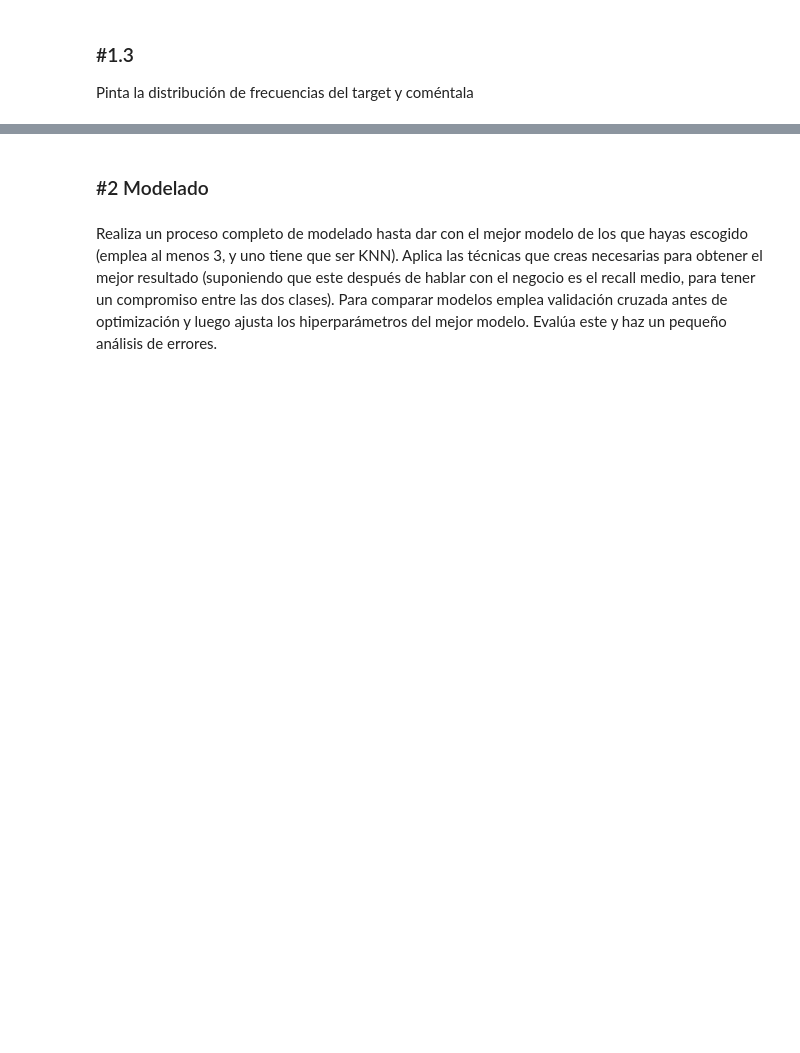
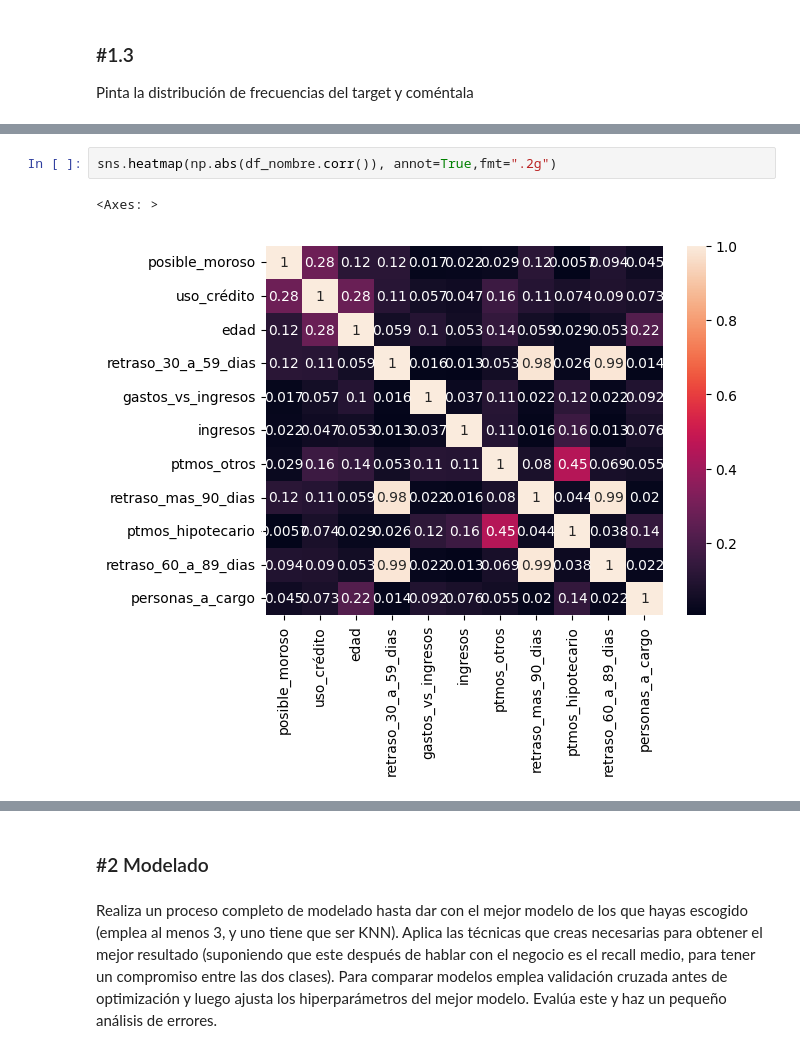
Before and after one commit to arratealduzin/Repo-ejercicos, a Jupyter notebook: 04_Machine_Learning/Sprint_12/Unidad_01_ML_Supervisado_Otros_Modelos/03_Practica_Obligatoria/18_Practica_Obligatoria_Supervisado_Otros_Modelos.ipynb, the cells around one changed output, grey strips where cells are left out. Saved outputs shown, nothing was run; the diff lists cells and outputs as text; blank space fills up the shorter version.

```diff
--- a/04_Machine_Learning/Sprint_12/Unidad_01_ML_Supervisado_Otros_Modelos/03_Practica_Obligatoria/18_Practica_Obligatoria_Supervisado_Otros_Modelos.ipynb
+++ b/04_Machine_Learning/Sprint_12/Unidad_01_ML_Supervisado_Otros_Modelos/03_Practica_Obligatoria/18_Practica_Obligatoria_Supervisado_Otros_Modelos.ipynb
@@ -26,0 +165,5 @@ Pinta la distribución de frecuencias del target y coméntala
+# %%
+sns.heatmap(np.abs(df_nombre.corr()), annot=True,fmt=".2g")
+# %% [output]
+<Axes: >
+[figure, added]
```
Also changed, not shown: parts of 49 cells of this notebook, 2 other files.
